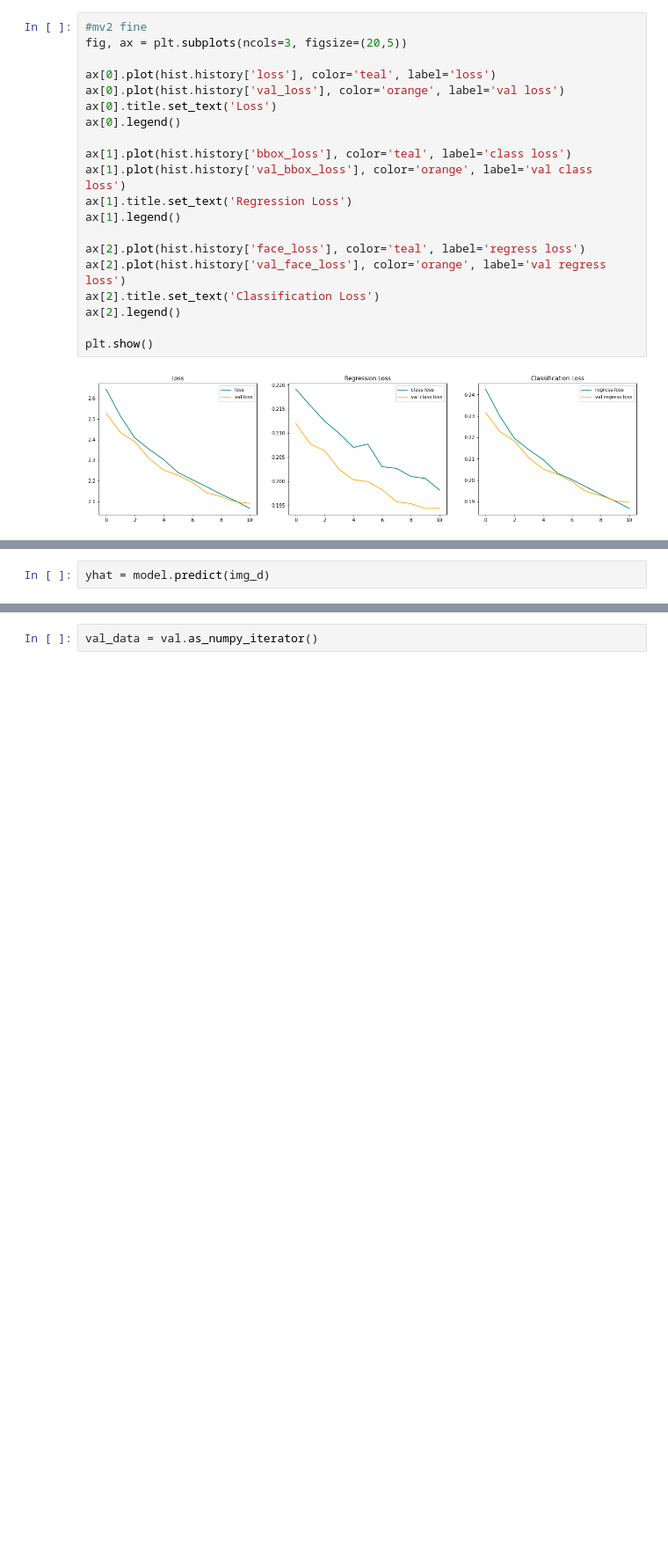
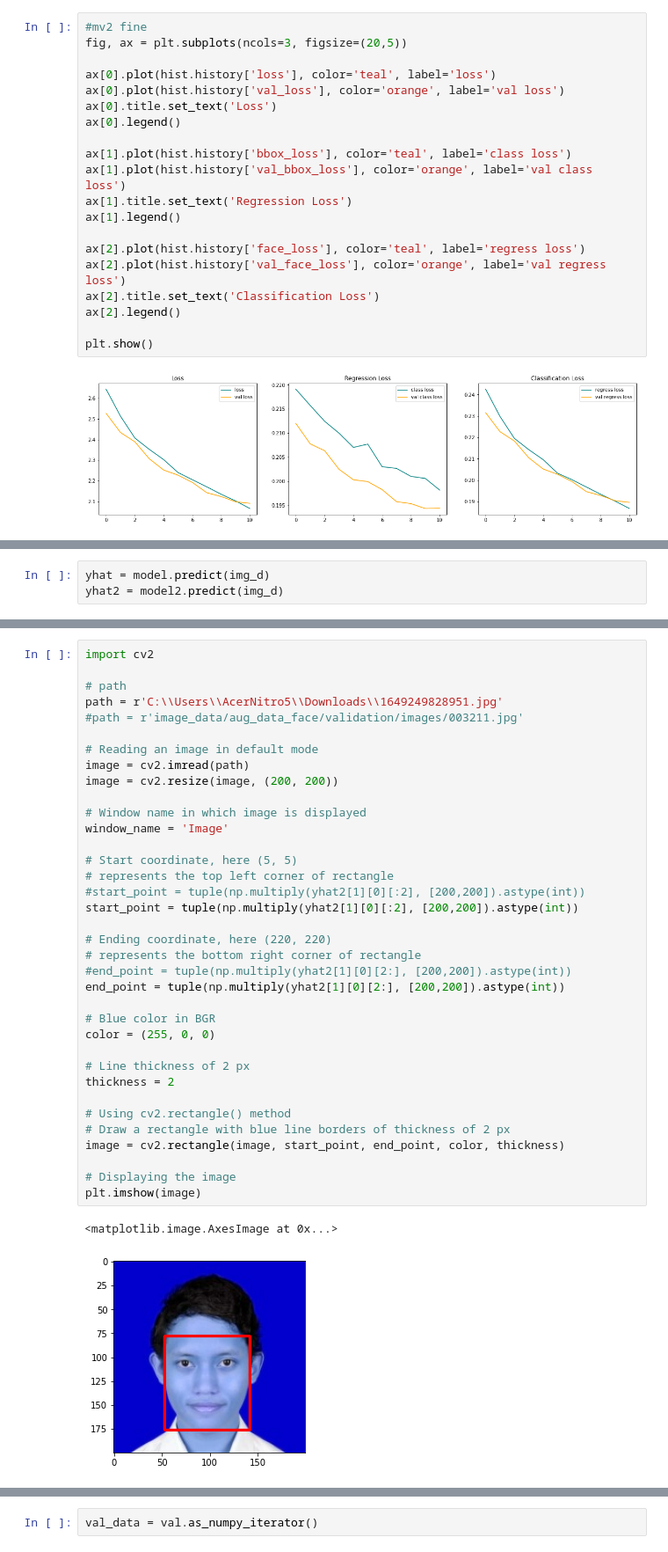
Before and after one commit to feratyusa/paras-capstone-bangkit-2022, a Jupyter notebook: ML/face_detection/face_detect.ipynb, the cells around one changed output, grey strips where cells are left out. Shown at 88% size. Saved outputs shown, nothing was run; the diff lists cells and outputs as text; blank space fills up the shorter version.

```diff
--- a/ML/face_detection/face_detect.ipynb
+++ b/ML/face_detection/face_detect.ipynb
@@ -468,2 +480,3 @@ img_d = img[np.newaxis, ...]
 # %%
 yhat = model.predict(img_d)
+yhat2 = model2.predict(img_d)
@@ -508 +525,40 @@ plt.imshow(image)
+# %%
+import cv2
+
+# path
+path = r'C:\\Users\\AcerNitro5\\Downloads\\1649249828951.jpg'
+#path = r'image_data/aug_data_face/validation/images/003211.jpg'
+
+# Reading an image in default mode
+image = cv2.imread(path)
+image = cv2.resize(image, (200, 200))
+
+# Window name in which image is displayed
+window_name = 'Image'
+
+# Start coordinate, here (5, 5)
+# represents the top left corner of rectangle
+#start_point = tuple(np.multiply(yhat2[1][0][:2], [200,200]).astype(int))
+start_point = tuple(np.multiply(yhat2[1][0][:2], [200,200]).astype(int))
+
+# Ending coordinate, here (220, 220)
+# represents the bottom right corner of rectangle
+#end_point = tuple(np.multiply(yhat2[1][0][2:], [200,200]).astype(int))
+end_point = tuple(np.multiply(yhat2[1][0][2:], [200,200]).astype(int))
+
+# Blue color in BGR
+color = (255, 0, 0)
+
+# Line thickness of 2 px
+thickness = 2
+
+# Using cv2.rectangle() method
+# Draw a rectangle with blue line borders of thickness of 2 px
+image = cv2.rectangle(image, start_point, end_point, color, thickness)
+
+# Displaying the image
+plt.imshow(image)
+# %% [output]
+<matplotlib.image.AxesImage at 0x...>
+[figure, added]
 # %%
```
Also changed, not shown: parts of 33 cells of this notebook, 12 other files.
